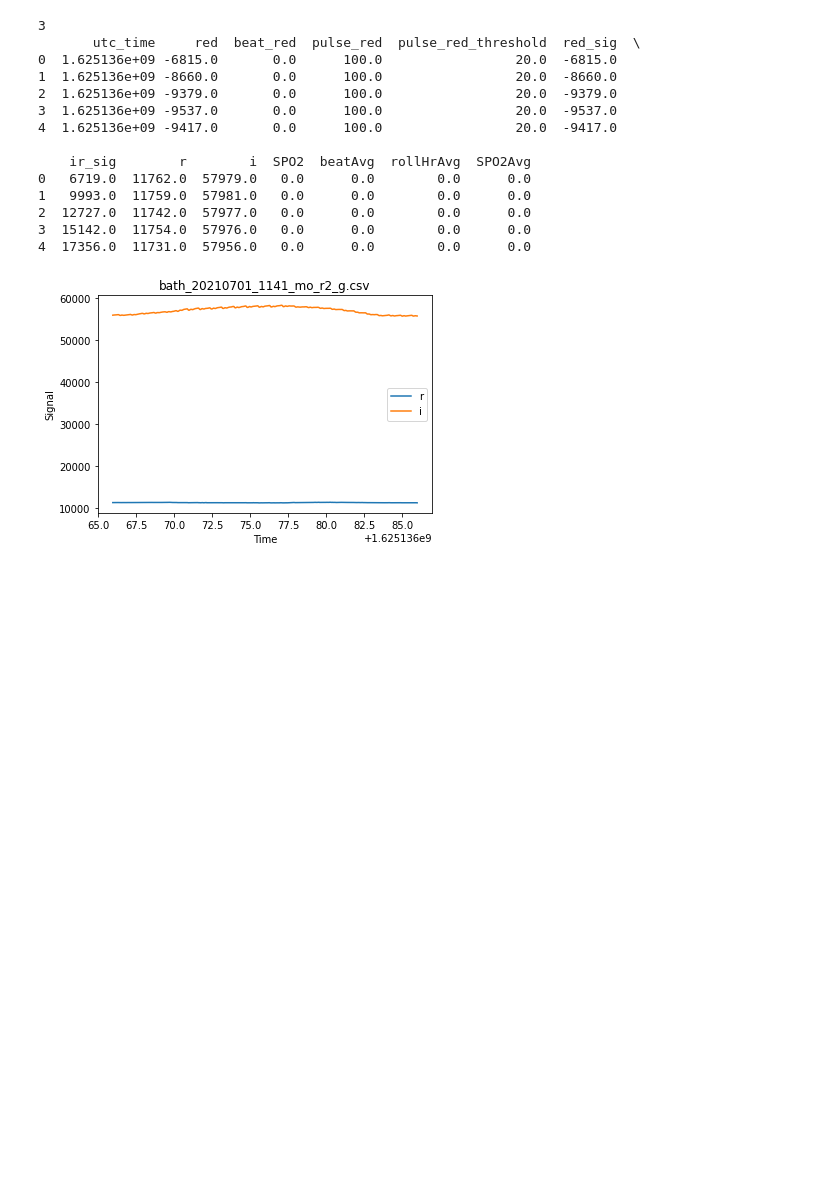
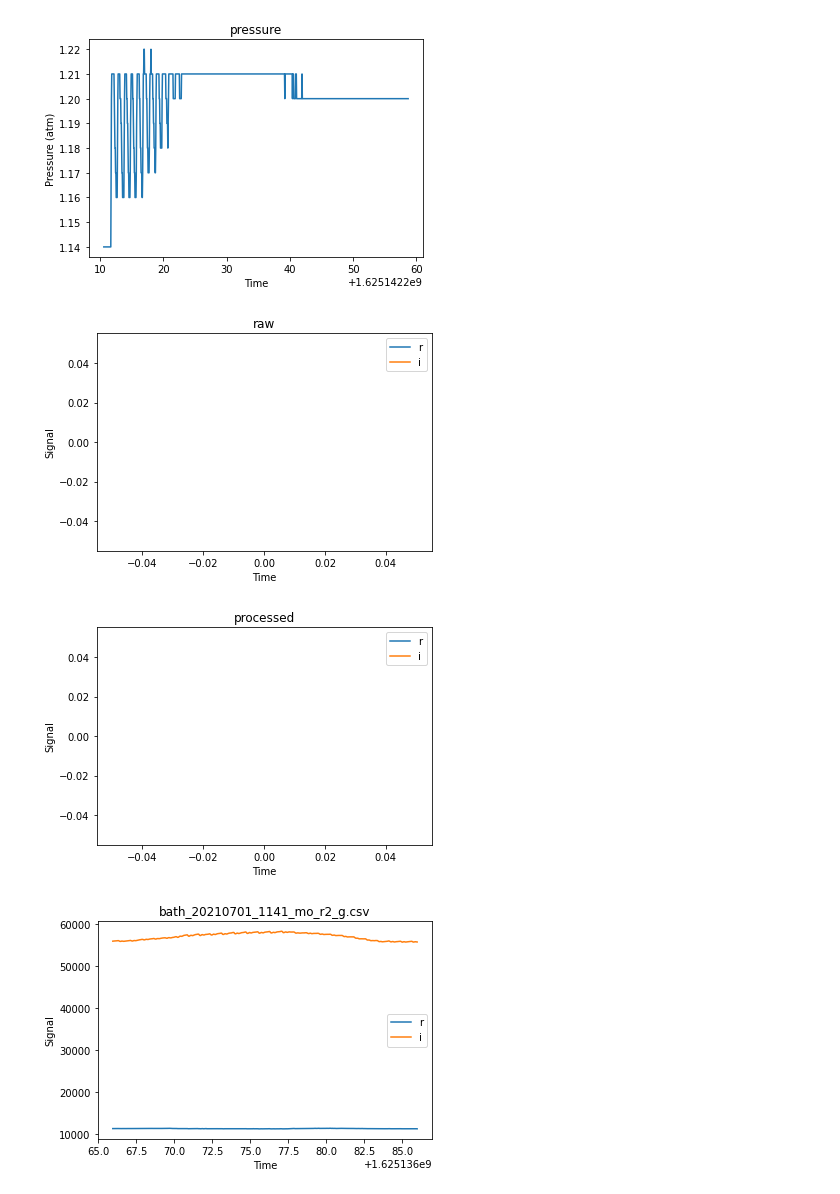
Before and after one commit to mkals/Oximeter-Testing, a Jupyter notebook: Analysis/desperation.ipynb, the cells around one changed output. Drawn from its saved outputs; the diff is of its cells as text; code cells hidden in the pictures; blank space fills up the shorter version.

```diff
--- a/Analysis/desperation.ipynb
+++ b/Analysis/desperation.ipynb
@@ -1,35 +0,0 @@
-# %%
-import numpy as np
-import scipy.io
-import seaborn as sns
-
-from matplotlib import animation
-import matplotlib.pyplot as plt
-import seaborn as sns # named from Samuel Norman "Sam" Seaborn is a fictional character portrayed by Rob Lowe on the television serial drama The West Wing.
-import pandas as pd
-import os
-
-directory = '/Users/mkals/data/OximeterTestingData/Logs'
-
-fs = [f'{directory}/{f}' for f in os.listdir(directory)]
-csv_files = [f for f in fs if '.csv' in f]
-
-print(len(csv_files))
-
-df = pd.read_csv(csv_files[0])
-print(df.head())
-# %% [output]
-3
-       utc_time     red  beat_red  pulse_red  pulse_red_threshold  red_sig  \
-0  1.625136e+09 -6815.0       0.0      100.0                 20.0  -6815.0
-1  1.625136e+09 -8660.0       0.0      100.0                 20.0  -8660.0
-2  1.625136e+09 -9379.0       0.0      100.0                 20.0  -9379.0
-3  1.625136e+09 -9537.0       0.0      100.0                 20.0  -9537.0
-4  1.625136e+09 -9417.0       0.0      100.0                 20.0  -9417.0
-
-    ir_sig        r        i  SPO2  beatAvg  rollHrAvg  SPO2Avg
-0   6719.0  11762.0  57979.0   0.0      0.0        0.0      0.0
-1   9993.0  11759.0  57981.0   0.0      0.0        0.0      0.0
-2  12727.0  11742.0  57977.0   0.0      0.0        0.0      0.0
-3  15142.0  11754.0  57976.0   0.0      0.0        0.0      0.0
-4  17356.0  11731.0  57956.0   0.0      0.0        0.0      0.0
@@ -36,3 +50,23 @@ print(df.head())
+# %%
+# Load files from disk and plot latest
+
+fs = [f'{directory}/{f}' for f in os.listdir(directory)]
+csv_files = [f for f in fs if '.csv' in f]
+csv_files.sort()
+#print(csv_files)
+
+b_dfs = [pd.read_csv(f) for f in csv_files if 'bath' in f]
+p_dfs = [pd.read_csv(f) for f in csv_files if 'pressure' in f]
+
+plot_pressure(p_dfs[-1])
+plot_raw(b_dfs[-1])
+plot_processed(b_dfs[-1])
+#df = pd.read_csv(csv_files[0])
+#print(df.head())
+# %% [output]
+[figure, added]
+[figure, added]
+[figure, added]
 # %%
 def plot_processed(f):
     title = f.split('/')[-1]
```
Also changed, not shown: parts of 1 cell of this notebook, 3 other files.
